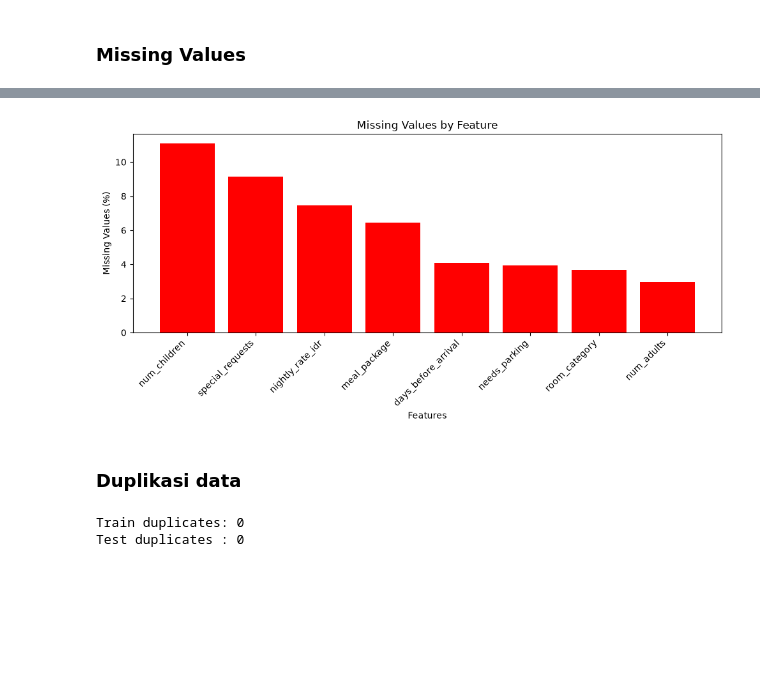
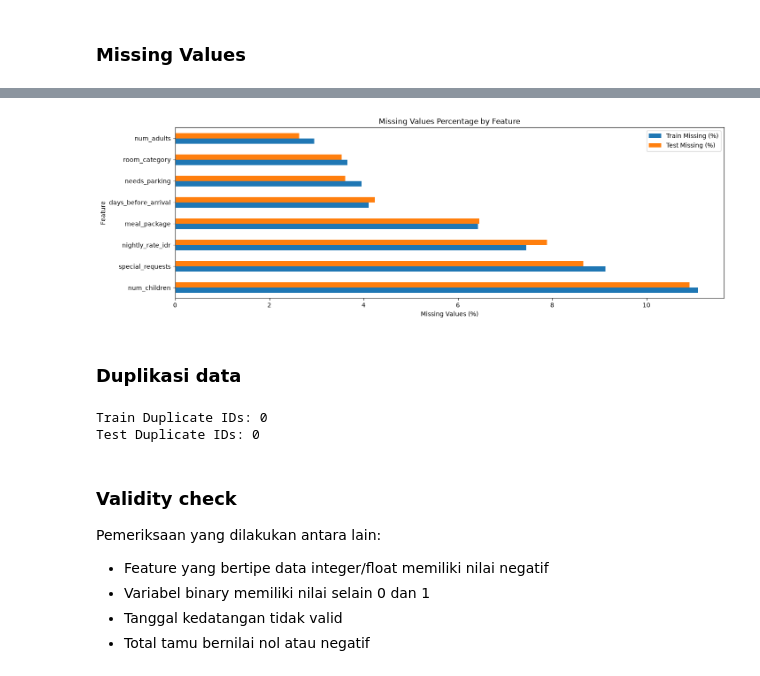
Before and after one commit to adielrum/IF3170_G32_PasukanPramaPutra, a Jupyter notebook: src/data_processing/eda.ipynb, the cells around one changed output, grey strips where cells are left out. Drawn from its saved outputs; the diff is of its cells as text; code cells hidden in the pictures; blank space fills up the shorter version.

```diff
--- a/src/data_processing/eda.ipynb
+++ b/src/data_processing/eda.ipynb
@@ -155,27 +272,30 @@ display(missing)
-# %%
-COLOR = "#FF0000"
-
-plt.figure(figsize=(10, 5))
-
-plt.bar(
-    missing.index,
-    missing["Missing Percentage"],
-    color=COLOR,
-)
-
-plt.title("Missing Values by Feature")
-plt.xlabel("Features")
-plt.ylabel("Missing Values (%)")
-plt.xticks(rotation=45, ha="right")
-plt.tight_layout()
-plt.show()
-# %% [output]
-[figure, removed]
+# %%
+missing[[
+    "Train Missing (%)",
+    "Test Missing (%)"
+]].plot(
+    kind="barh",
+    figsize=(16, 5),
+)
+
+plt.title("Missing Values Percentage by Feature")
+plt.xlabel("Missing Values (%)")
+plt.ylabel("Feature")
+plt.show()
+# %% [output]
+[figure, added]
 # %% [markdown]
 ### Duplikasi data
 # %%
-print("Train duplicates:", train.duplicated().sum())
-print("Test duplicates :", test.duplicated().sum())
+print("Train Duplicate IDs:", train["id"].duplicated().sum())
+print("Test Duplicate IDs:", test["id"].duplicated().sum())
 # %% [output]
-Train duplicates: 0
-Test duplicates : 0
+Train Duplicate IDs: 0
+Test Duplicate IDs: 0
+# %% [markdown]
+### Validity check
+Pemeriksaan yang dilakukan antara lain:
+- Feature yang bertipe data integer/float memiliki nilai negatif
+- Variabel binary memiliki nilai selain 0 dan 1
+- Tanggal kedatangan tidak valid
+- Total tamu bernilai nol atau negatif
```
Also changed, not shown: parts of 67 cells of this notebook.
